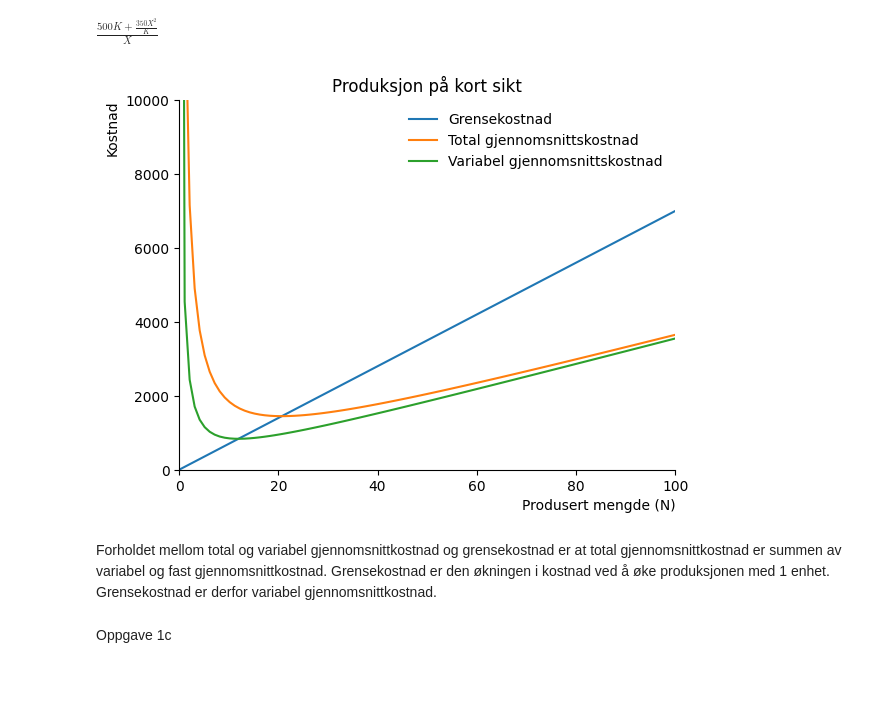
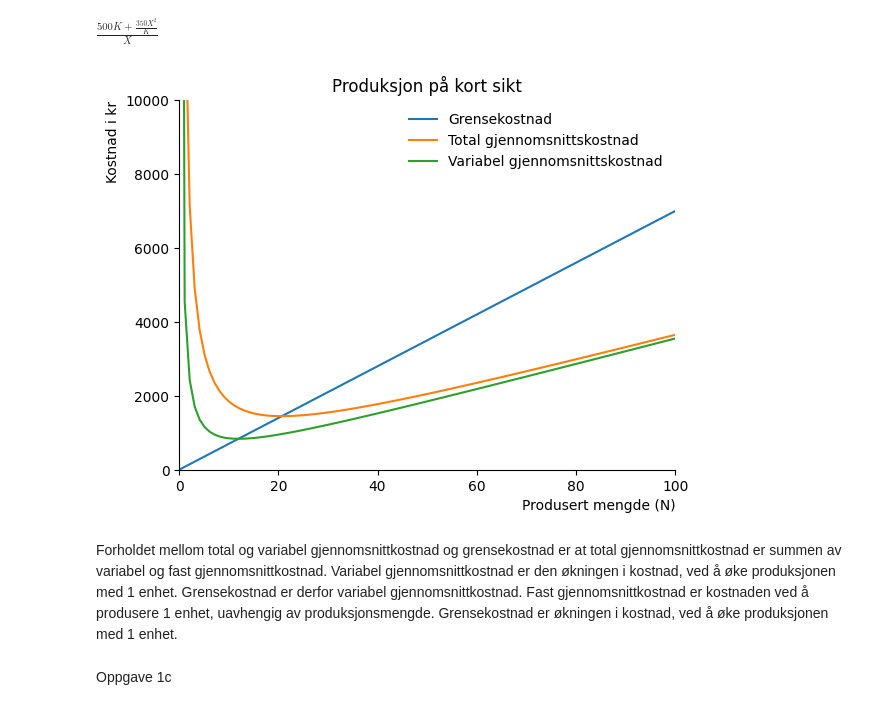
Before and after one commit to Einarness/SOK-1006, a Jupyter notebook: sok1006-notater_edit/notater forelesning 9.ipynb, the cells around one changed output. Saved outputs shown, nothing was run; the diff lists cells and outputs as text; code cells hidden in the pictures; blank space fills up the shorter version.

```diff
--- a/sok1006-notater_edit/notater forelesning 9.ipynb
+++ b/sok1006-notater_edit/notater forelesning 9.ipynb
@@ -127,31 +127,31 @@ vgk=sp.lambdify((X,K),variabelgk)
 # %%
 n=np.linspace(0.1,100,100)
 
 fig, ax = plt.subplots()
-ax.set_ylabel('Kostnad', loc='top')
+ax.set_ylabel('Kostnad i kr', loc='top')
 ax.set_xlabel('Produsert mengde (N)', loc='right')
 ax.set_ylim(0, 10000)
 ax.set_xlim(0, 100)
 ax.spines['top'].set_color('none')
 ax.spines['right'].set_color('none')
 
 
 # plott funksjonen
 
 ax.plot(n, gk(n,K_0), label='Grensekostnad')
 ax.plot(n, tgk(n,K_0), label='Total gjennomsnittskostnad')
 ax.plot(n, vgk(n,K_0), label='Variabel gjennomsnittskostnad')
 
 
 # tittel
 ax.set_title('Produksjon på kort sikt')
 
 #vis navnene:
 ax.legend(loc='upper right',frameon=False);
 # %% [output]
-[figure, old version]
+[figure, new version]
 # %% [markdown]
-Forholdet mellom total og variabel gjennomsnittkostnad og grensekostnad er at total gjennomsnittkostnad er summen av variabel og fast gjennomsnittkostnad. Grensekostnad er den økningen i kostnad ved å øke produksjonen med 1 enhet. Grensekostnad er derfor variabel gjennomsnittkostnad.
+Forholdet mellom total og variabel gjennomsnittkostnad og grensekostnad er at total gjennomsnittkostnad er summen av variabel og fast gjennomsnittkostnad. Variabel gjennomsnittkostnad er den økningen i kostnad, ved å øke produksjonen med 1 enhet. Grensekostnad er derfor variabel gjennomsnittkostnad. Fast gjennomsnittkostnad er kostnaden ved å produsere 1 enhet, uavhengig av produksjonsmengde. Grensekostnad er økningen i kostnad, ved å øke produksjonen med 1 enhet.
 # %% [markdown]
 Oppgave 1c
 # %% [markdown]
```
Also changed, not shown: parts of 3 cells of this notebook.
